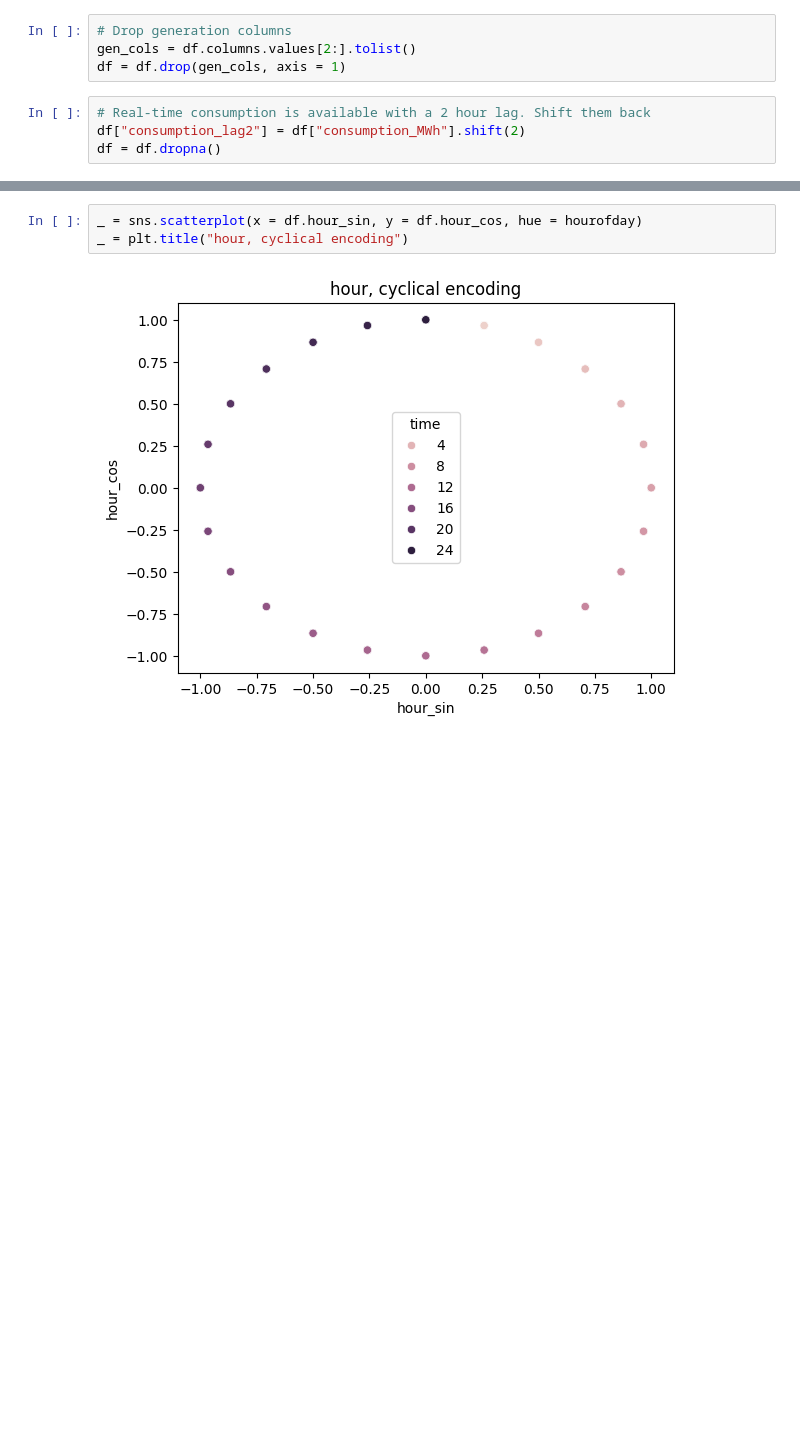
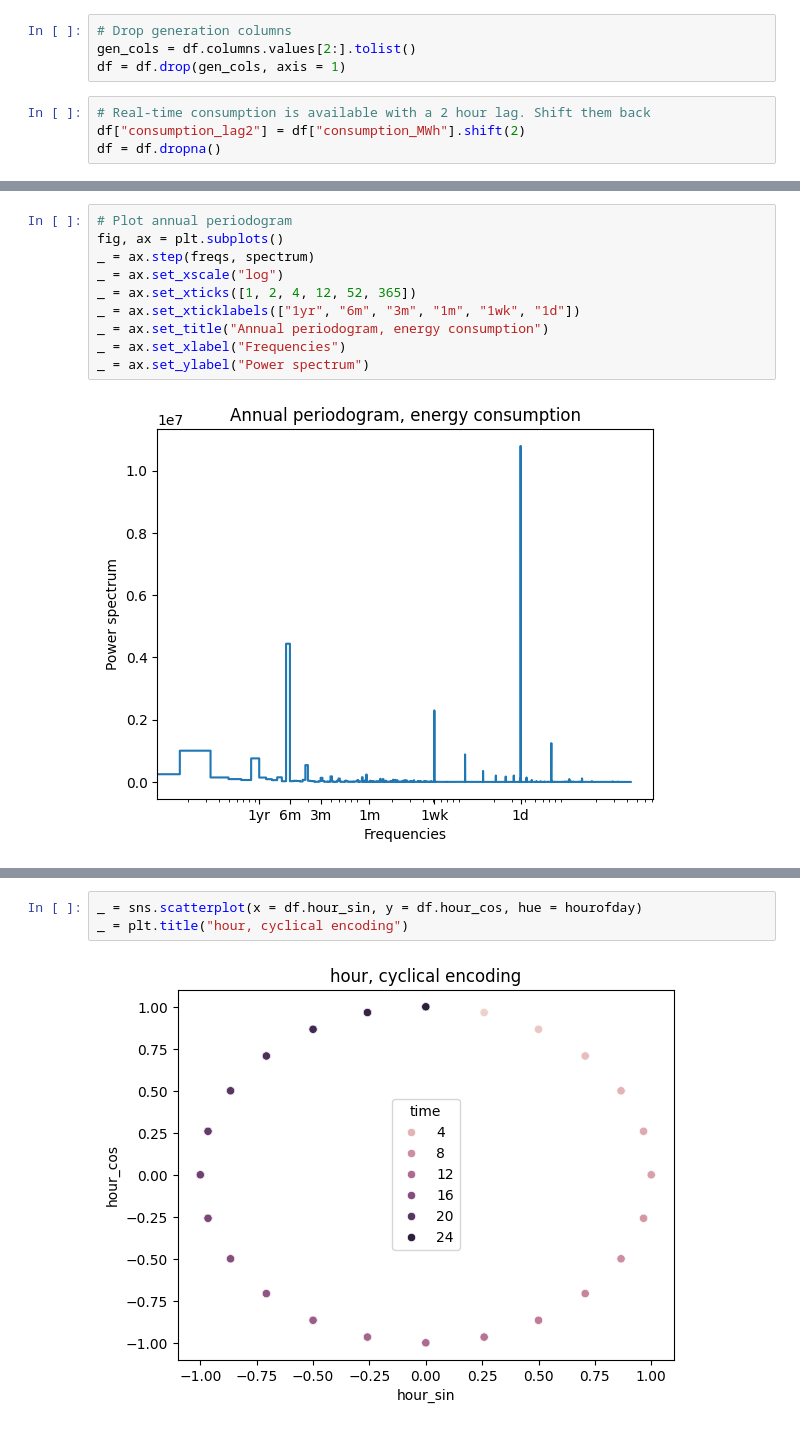
Before and after one commit to AhmetZamanis/DeepLearningEnergyForecasting, a Jupyter notebook: 3.0_FeatureEngineering.ipynb, the cells around one changed output, grey strips where cells are left out. Cells and saved outputs as stored; diff of their text form; blank space fills up the shorter version.

```diff
--- a/3.0_FeatureEngineering.ipynb
+++ b/3.0_FeatureEngineering.ipynb
@@ -21,0 +35,12 @@ df = df.dropna()
+# %%
+# Plot annual periodogram
+fig, ax = plt.subplots()
+_ = ax.step(freqs, spectrum)
+_ = ax.set_xscale("log")
+_ = ax.set_xticks([1, 2, 4, 12, 52, 365])
+_ = ax.set_xticklabels(["1yr", "6m", "3m", "1m", "1wk", "1d"])
+_ = ax.set_title("Annual periodogram, energy consumption")
+_ = ax.set_xlabel("Frequencies")
+_ = ax.set_ylabel("Power spectrum")
+# %% [output]
+[figure, added]
```
Also changed, not shown: parts of 10 cells of this notebook, 2 other files.
